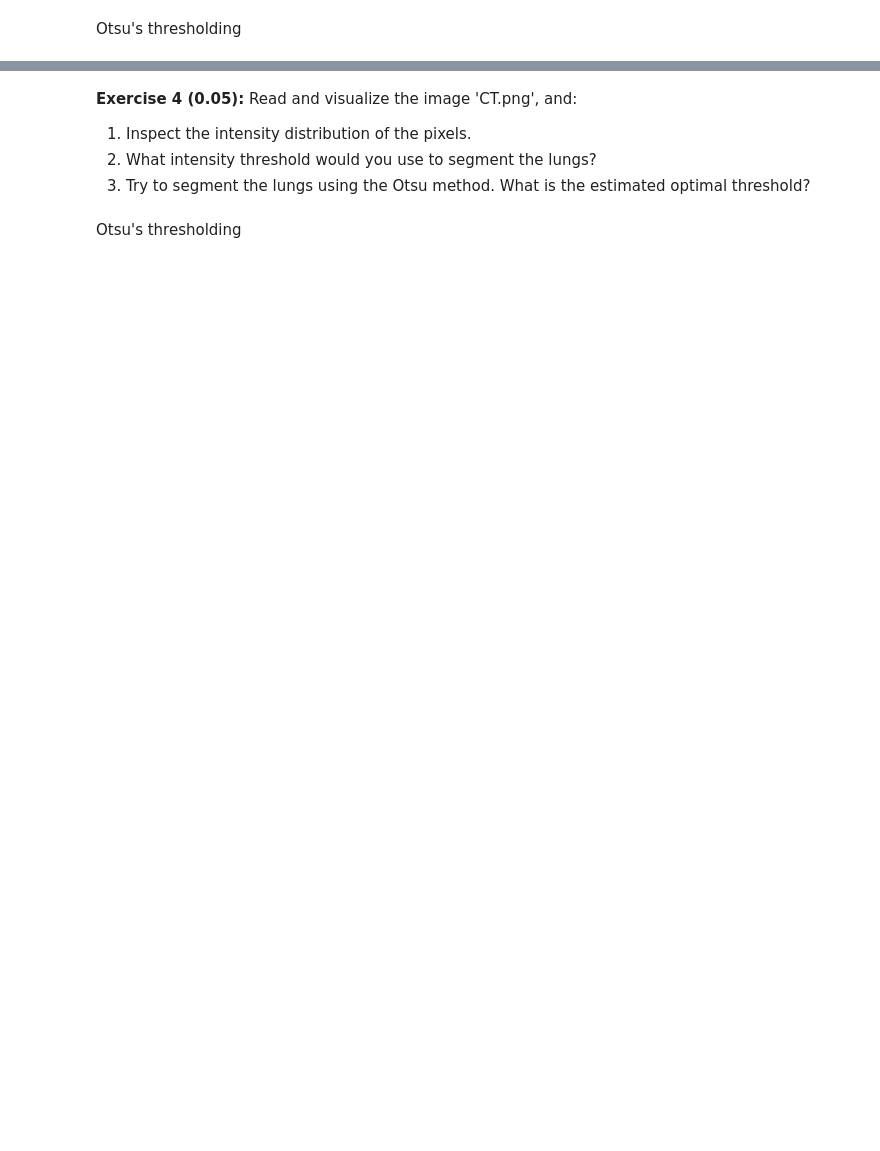
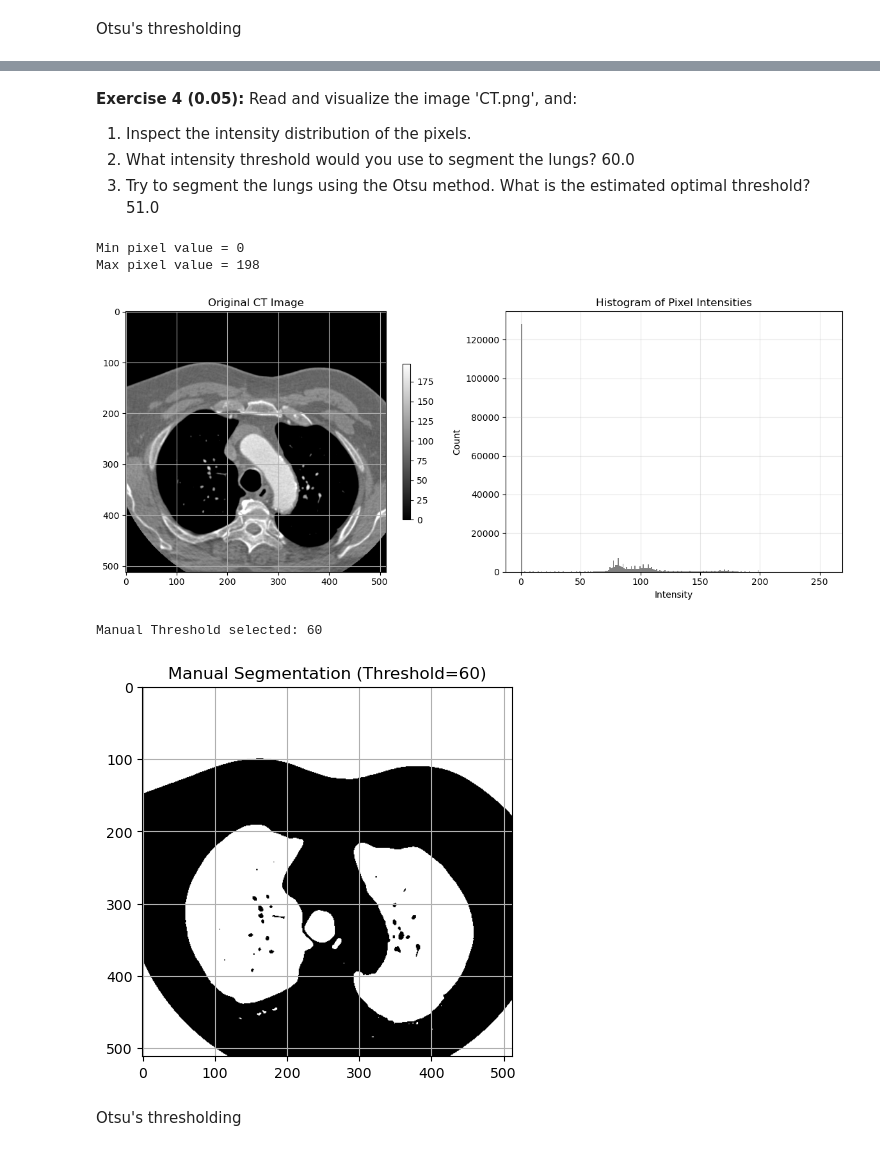
Before and after one commit to hugogs7/CV-I, a Jupyter notebook: t4 image segmentation/Lab4_CV1_MIA/Lab4_25_26.ipynb, the cells around one changed output, grey strips where cells are left out. Saved outputs shown, nothing was run; the diff lists cells and outputs as text; code cells hidden in the pictures; blank space fills up the shorter version.

```diff
--- a/t4 image segmentation/Lab4_CV1_MIA/Lab4_25_26.ipynb
+++ b/t4 image segmentation/Lab4_CV1_MIA/Lab4_25_26.ipynb
@@ -186,28 +341,73 @@ plt.show()
 **Exercise 4 (0.05):**
 Read and visualize the image 'CT.png', and:
 1. Inspect the intensity distribution of the pixels.
-1. What intensity threshold would you use to segment the lungs?
+1. What intensity threshold would you use to segment the lungs? 60.0
 1. Try to segment the lungs using the Otsu method.
-   What is the estimated optimal threshold?
+   What is the estimated optimal threshold? 51.0
 # %%
-#Inspect the intensity distriibution of 'CT.png'
-#Propose a manual threshold for segmenting the lungs based on the histogram
-#Apply it and visualize the result
+# Inspect the intensity distriibution of 'CT.png'
+# Propose a manual threshold for segmenting the lungs based on the histogram
+# Apply it and visualize the result
 
-img = cv2.imread(images_path + 'CT.png', cv2.IMREAD_GRAYSCALE)
+import cv2
+import numpy as np
+from matplotlib import pyplot as plt
+import sys
+
+# 1. Load the image
+img_path = './images/CT.png'  # Check your path
+img = cv2.imread(img_path, cv2.IMREAD_GRAYSCALE)
+
 if img is None:
   sys.exit('Input image not found, check the path')
 
-print('Min and max pixel value = ', np.min(img), ',' , np.max(img))
+# 2. Inspect intensity distribution (Histogram)
+print('Min pixel value =', np.min(img))
+print('Max pixel value =', np.max(img))
+
+plt.figure(figsize=(12, 5))
+
+# Plot Image
+plt.subplot(1, 2, 1)
 plt.imshow(img, cmap='gray')
-plt.colorbar()
-plt.figure()
-plt.hist(img.reshape(-1), bins=256, range=[0, 256])
+plt.title('Original CT Image')
+plt.colorbar(shrink=0.6)
+
+# Plot Histogram
+plt.subplot(1, 2, 2)
+plt.hist(img.ravel(), bins=256, range=[0, 256], color='gray')
+plt.title('Histogram of Pixel Intensities')
+plt.xlabel('Intensity')
+plt.ylabel('Count')
+plt.grid(True, alpha=0.3)
+
+plt.tight_layout()
 plt.show()
 
-#CONTINUE THE CODE HERE
-#manual_thr=...
-#_, manual_seg = cv2.threshold(img, manual_thr, 255, cv2.THRESH_BINARY)
-# plt.imshow(manual_seg, cmap='gray'); plt.show()
+# ---------------------------------------------------------------------
+# 3. Manual Segmentation
+# ---------------------------------------------------------------------
+# We want to segment the lungs (dark pixels).
+# Based on the histogram, we choose a threshold in the valley between
+# the dark peak (air) and the gray peak (tissue).
+manual_thr = 60  # <--- ADJUST THIS VALUE based on the histogram observation
+
+print(f"Manual Threshold selected: {manual_thr}")
+
+# We use THRESH_BINARY_INV because we want the DARK pixels (lungs) to be white (255)
+# Logic: If pixel < manual_thr -> 255 (Foreground/Lungs), Else -> 0 (Background)
+_, manual_seg = cv2.threshold(img, manual_thr, 255, cv2.THRESH_BINARY_INV)
+
+# Visualize the result
+plt.figure()
+plt.imshow(manual_seg, cmap='gray')
+plt.title(f'Manual Segmentation (Threshold={manual_thr})')
+plt.show()
+# %% [output]
+Min pixel value = 0
+Max pixel value = 198
+[figure, added]
+Manual Threshold selected: 60
+[figure, added]
 # %% [markdown]
 Otsu's thresholding
```
Also changed, not shown: parts of 33 cells of this notebook.
